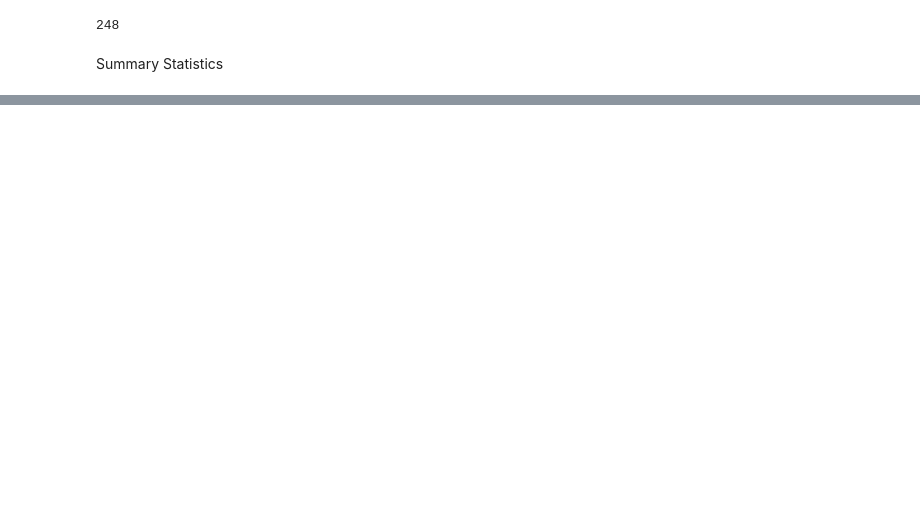
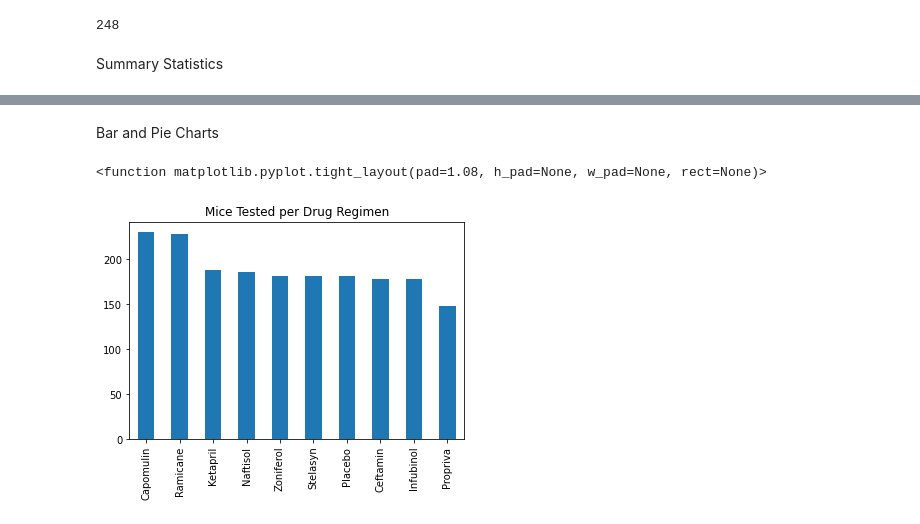
Before and after one commit to jrangel100/Matplotlib-challenge, a Jupyter notebook: Starter_Code/Pymaceuticals/Pymaceuticals.ipynb, the cells around one changed output, grey strips where cells are left out. Cells and saved outputs as stored; diff of their text form; code cells hidden in the pictures; blank space fills up the shorter version.

```diff
--- a/Starter_Code/Pymaceuticals/Pymaceuticals.ipynb
+++ b/Starter_Code/Pymaceuticals/Pymaceuticals.ipynb
@@ -107,0 +152,17 @@ summary_df = clean_df.groupby('Drug Regimen')
+# %% [markdown]
+Bar and Pie Charts
+# %%
+# Generate a bar plot showing the total number of timepoints for all mice tested for each drug regimen using Pandas.
+
+regimen_df = clean_df['Drug Regimen'].value_counts()
+# %%
+
+regimen_df.plot(kind='bar',
+                x="Drug Regimen",
+                y="Number of Mice Tested",
+                title='Mice Tested per Drug Regimen')
+
+plt.tight_layout
+# %% [output]
+<function matplotlib.pyplot.tight_layout(pad=1.08, h_pad=None, w_pad=None, rect=None)>
+[figure, added]
```
Also changed, not shown: parts of 13 cells of this notebook.
